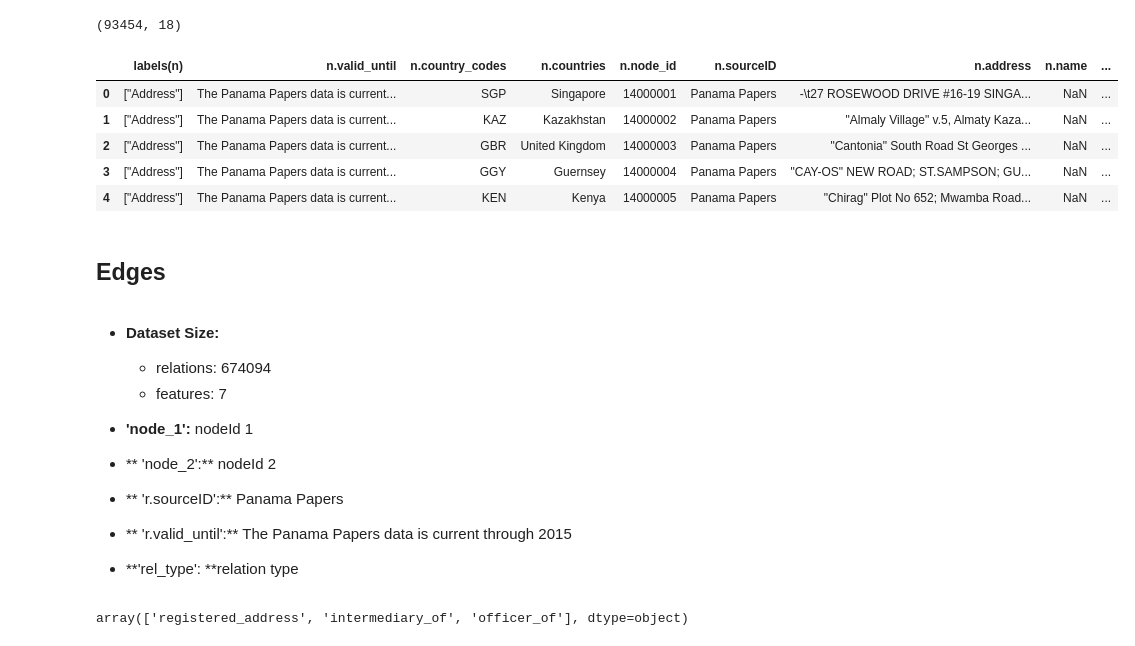
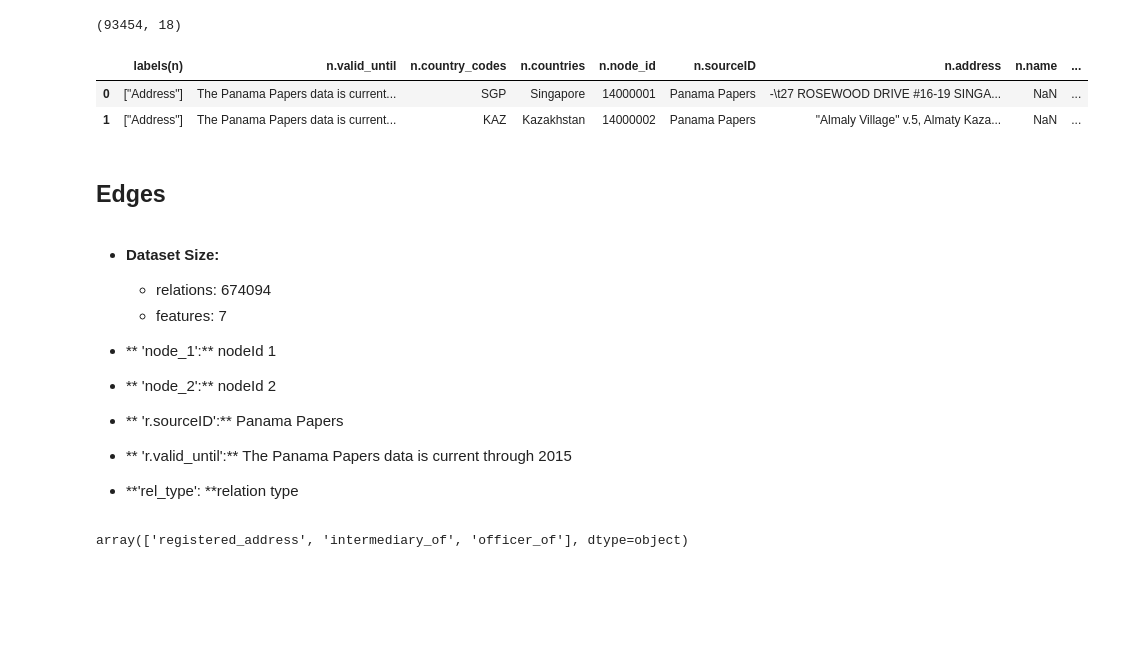
Before and after one commit to Roussaky/ada-EPFL, a Jupyter notebook: project/project.ipynb, the cells around one changed output. Drawn from its saved outputs; the diff is of its cells as text; code cells hidden in the pictures; blank space fills up the shorter version.

```diff
--- a/project/project.ipynb
+++ b/project/project.ipynb
@@ -278,14 +292,11 @@ panama_adress.shape
 # %% [output]
 (93454, 18)
 # %%
-panama_adress.head()
+panama_adress.head(n=2)
 # %% [output]
 |  | labels(n) | n.valid_until | n.country_codes | n.countries | n.node_id | n.sourceID | n.address | n.name | ... |
 | 0 | ["Address"] | The Panama Papers data is current... | SGP | Singapore | 14000001 | Panama Papers | -\t27 ROSEWOOD DRIVE #16-19 SINGA... | NaN | ... |
 | 1 | ["Address"] | The Panama Papers data is current... | KAZ | Kazakhstan | 14000002 | Panama Papers | "Almaly Village" v.5, Almaty Kaza... | NaN | ... |
-| 2 | ["Address"] | The Panama Papers data is current... | GBR | United Kingdom | 14000003 | Panama Papers | "Cantonia" South Road St Georges ... | NaN | ... |
-| 3 | ["Address"] | The Panama Papers data is current... | GGY | Guernsey | 14000004 | Panama Papers | "CAY-OS" NEW ROAD; ST.SAMPSON; GU... | NaN | ... |
-| 4 | ["Address"] | The Panama Papers data is current... | KEN | Kenya | 14000005 | Panama Papers | "Chirag" Plot No 652; Mwamba Road... | NaN | ... |
 # %% [markdown]
 ## Edges
 # %%
@@ -299,7 +310,7 @@ panama_edges.drop(panama_edges[panama_edges.duplicated()==True].index,inplace=Tr
     * features: 7
 
 
-* **'node_1':**  nodeId 1
+* ** 'node_1':**  nodeId 1
 * ** 'node_2':** nodeId 2
 * ** 'r.sourceID':** Panama Papers
 * ** 'r.valid_until':** The Panama Papers data is current through 2015
```
Also changed, not shown: parts of 19 cells of this notebook, 1 other file.
